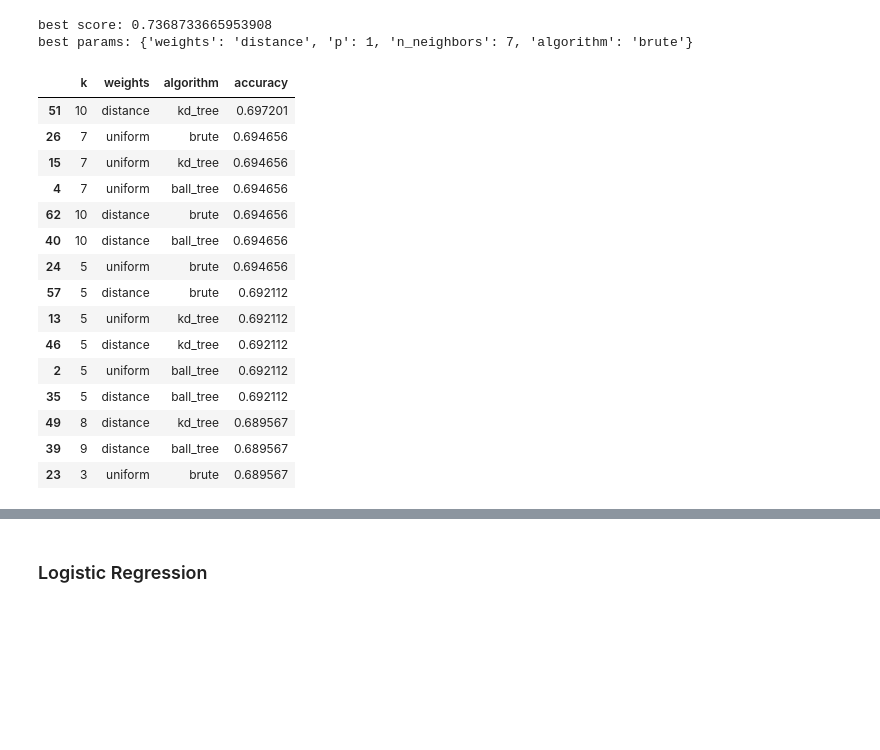
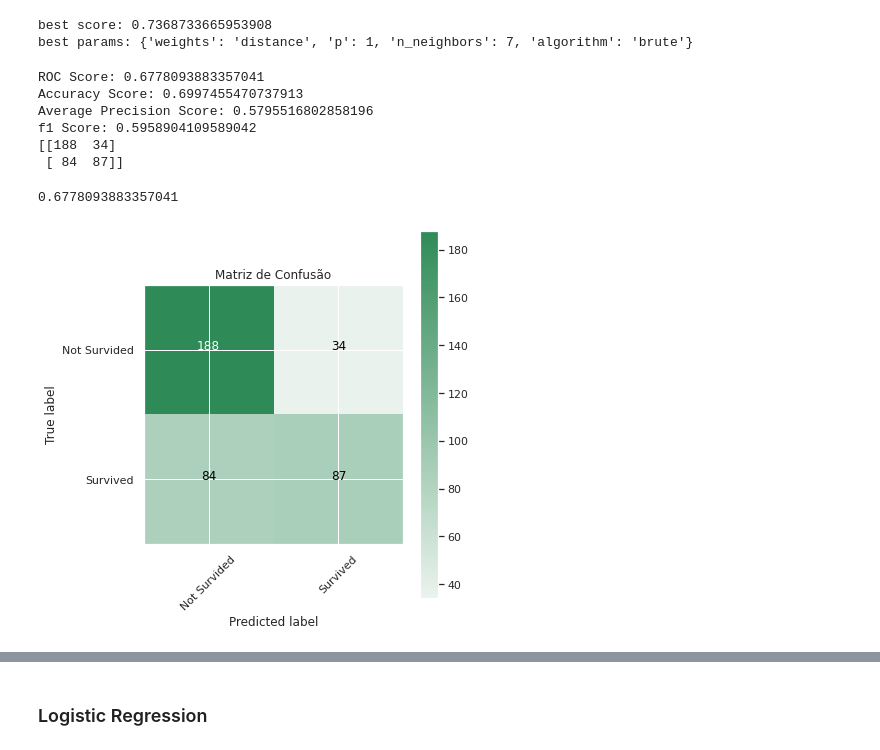
Before and after one commit to GDevigili/machine-learning-coursework, a Jupyter notebook: main.ipynb, the cells around one changed output, grey strips where cells are left out. Drawn from its saved outputs; the diff is of its cells as text; code cells hidden in the pictures; blank space fills up the shorter version.

```diff
--- a/main.ipynb
+++ b/main.ipynb
@@ -476,40 +490,21 @@ print(f'best params: {choose_knn.best_params_}')
 # %% [output]
 best score: 0.7368733665953908
 best params: {'weights': 'distance', 'p': 1, 'n_neighbors': 7, 'algorithm': 'brute'}
-# %%
-knns = []
-for weigth in ['uniform', 'distance']:
-    for algorithm in ['ball_tree', 'kd_tree', 'brute']:
-        for k in [1, 3, 5, 6, 7, 8, 9, 10, 15, 20, x_train.shape[0]]:
-            knn = KNeighborsClassifier(n_neighbors=k, weights=weigth, algorithm=algorithm)
-            knn.fit(x_train, y_train)
-            prediction = knn.predict(x_test)
-            accuracy = accuracy_score(prediction, y_test)
-            knns.append({
-                'k': k,
-                'weights': weigth,
-                'algorithm': algorithm,
-                'accuracy': accuracy
-            })
-knn_df = pd.DataFrame(knns)
-knn_df[knn_df['k'] != 1].sort_values('accuracy', ascending=False).head(15)
-# %% [output]
-|  | k | weights | algorithm | accuracy |
-| 51 | 10 | distance | kd_tree | 0.697201 |
-| 26 | 7 | uniform | brute | 0.694656 |
-| 15 | 7 | uniform | kd_tree | 0.694656 |
-| 4 | 7 | uniform | ball_tree | 0.694656 |
-| 62 | 10 | distance | brute | 0.694656 |
-| 40 | 10 | distance | ball_tree | 0.694656 |
-| 24 | 5 | uniform | brute | 0.694656 |
-| 57 | 5 | distance | brute | 0.692112 |
-| 13 | 5 | uniform | kd_tree | 0.692112 |
-| 46 | 5 | distance | kd_tree | 0.692112 |
-| 2 | 5 | uniform | ball_tree | 0.692112 |
-| 35 | 5 | distance | ball_tree | 0.692112 |
-| 49 | 8 | distance | kd_tree | 0.689567 |
-| 39 | 9 | distance | ball_tree | 0.689567 |
-| 23 | 3 | uniform | brute | 0.689567 |
 # %%
-best_knn = KNeighborsClassifier(n_neighbors=5, weights='distance', algorithm='auto').fit(x_train, y_train)
-best_knn_prediction = best_knn.predict(x_test)
+best_knn = KNeighborsClassifier(
+    n_neighbors=choose_knn.best_params_['n_neighbors'],
+    weights=choose_knn.best_params_['weights'],
+    algorithm=choose_knn.best_params_['algorithm'],
+    p=choose_knn.best_params_['p']
+).fit(x_train, y_train)
+
+classifier_evaluation(best_knn, x_test, y_test)
+# %% [output]
+ROC Score: 0.6778093883357041
+Accuracy Score: 0.6997455470737913
+Average Precision Score: 0.5795516802858196
+f1 Score: 0.5958904109589042
+[[188  34]
+ [ 84  87]]
+0.6778093883357041
+[figure, added]
```
Also changed, not shown: parts of 11 cells of this notebook.
